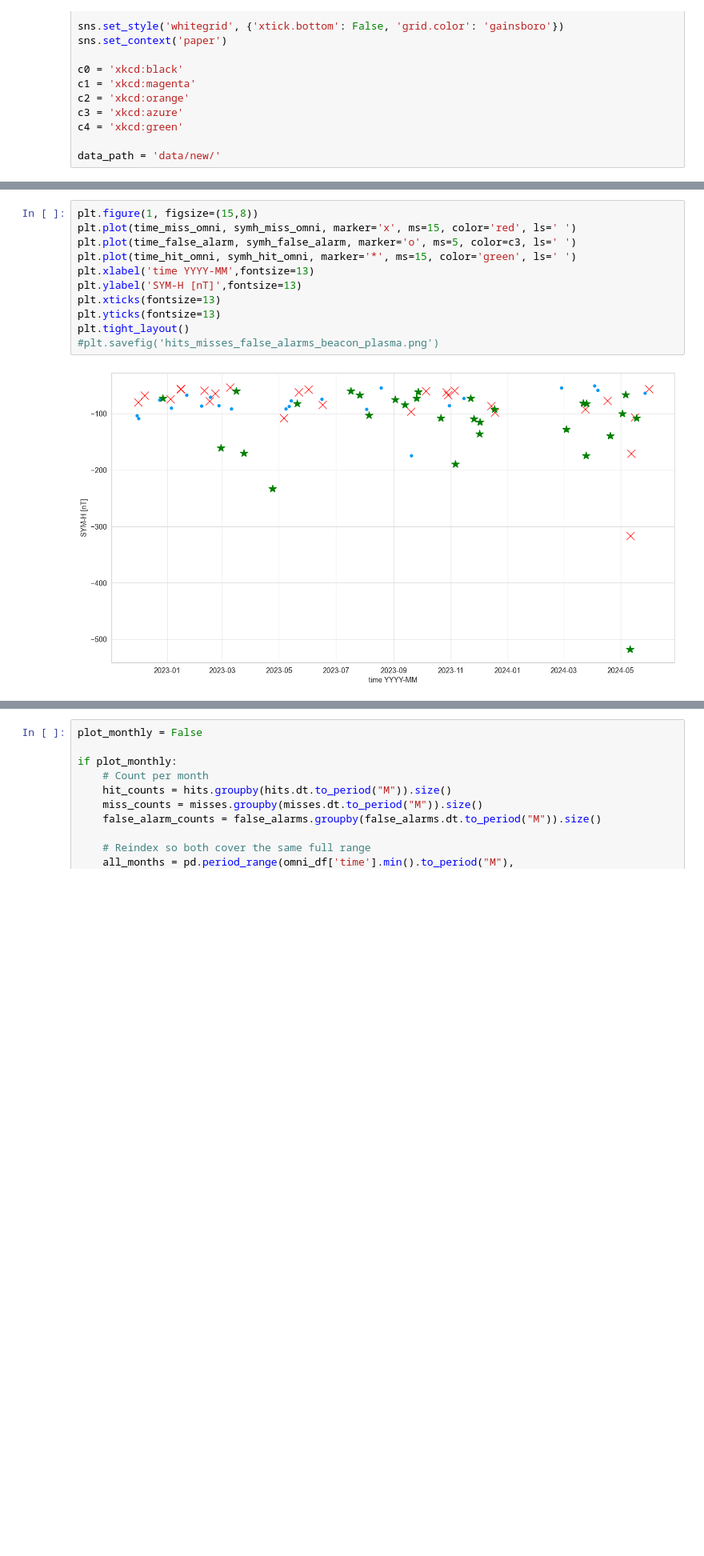
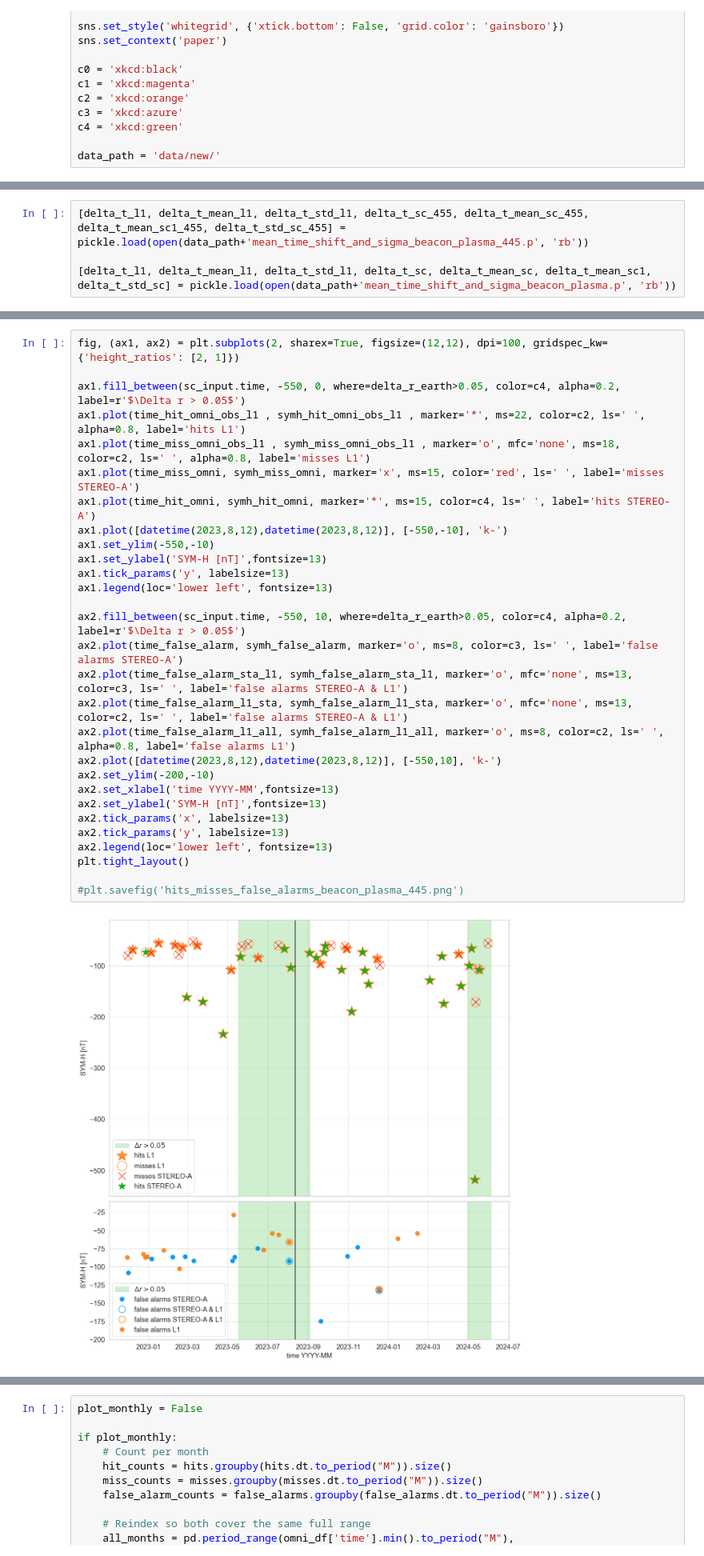
Before and after one commit to EvaWeiler/sub_L1_statistics, a Jupyter notebook: plotting_sub_l1_stats.ipynb, the cells around one changed output, grey strips where cells are left out. Shown: that part at 80% size. Cells and saved outputs as stored; diff of their text form; blank space fills up the shorter version.

```diff
--- a/plotting_sub_l1_stats.ipynb
+++ b/plotting_sub_l1_stats.ipynb
@@ -45,3 +79,7 @@ data_path = 'data/new/'
+# %%
+[delta_t_l1, delta_t_mean_l1, delta_t_std_l1, delta_t_sc_455, delta_t_mean_sc_455, delta_t_mean_sc1_455, delta_t_std_sc_455] = pickle.load(open(data_path+'mean_time_shift_and_sigma_beacon_plasma_445.p', 'rb'))
+
+[delta_t_l1, delta_t_mean_l1, delta_t_std_l1, delta_t_sc, delta_t_mean_sc, delta_t_mean_sc1, delta_t_std_sc] = pickle.load(open(data_path+'mean_time_shift_and_sigma_beacon_plasma.p', 'rb'))
 # %%
 beacon=True
 use_plasma=True
@@ -131,13 +316,31 @@ symh_false_alarm=[data1['symh'][data1['time']==i] for i in time_false_alarm]
 # %%
-plt.figure(1, figsize=(15,8))
-plt.plot(time_miss_omni, symh_miss_omni, marker='x', ms=15, color='red', ls=' ')
-plt.plot(time_false_alarm, symh_false_alarm, marker='o', ms=5, color=c3, ls=' ')
-plt.plot(time_hit_omni, symh_hit_omni, marker='*', ms=15, color='green', ls=' ')
-plt.xlabel('time YYYY-MM',fontsize=13)
-plt.ylabel('SYM-H [nT]',fontsize=13)
-plt.xticks(fontsize=13)
-plt.yticks(fontsize=13)
+fig, (ax1, ax2) = plt.subplots(2, sharex=True, figsize=(12,12), dpi=100, gridspec_kw={'height_ratios': [2, 1]})
+
+ax1.fill_between(sc_input.time, -550, 0, where=delta_r_earth>0.05, color=c4, alpha=0.2, label=r'$\Delta r > 0.05$')
+ax1.plot(time_hit_omni_obs_l1 , symh_hit_omni_obs_l1 , marker='*', ms=22, color=c2, ls=' ', alpha=0.8, label='hits L1')
+ax1.plot(time_miss_omni_obs_l1 , symh_miss_omni_obs_l1 , marker='o', mfc='none', ms=18, color=c2, ls=' ', alpha=0.8, label='misses L1')
+ax1.plot(time_miss_omni, symh_miss_omni, marker='x', ms=15, color='red', ls=' ', label='misses STEREO-A')
+ax1.plot(time_hit_omni, symh_hit_omni, marker='*', ms=15, color=c4, ls=' ', label='hits STEREO-A')
+ax1.plot([datetime(2023,8,12),datetime(2023,8,12)], [-550,-10], 'k-')
+ax1.set_ylim(-550,-10)
+ax1.set_ylabel('SYM-H [nT]',fontsize=13)
+ax1.tick_params('y', labelsize=13)
+ax1.legend(loc='lower left', fontsize=13)
+
+ax2.fill_between(sc_input.time, -550, 10, where=delta_r_earth>0.05, color=c4, alpha=0.2, label=r'$\Delta r > 0.05$')
+ax2.plot(time_false_alarm, symh_false_alarm, marker='o', ms=8, color=c3, ls=' ', label='false alarms STEREO-A')
+ax2.plot(time_false_alarm_sta_l1, symh_false_alarm_sta_l1, marker='o', mfc='none', ms=13, color=c3, ls=' ', label='false alarms STEREO-A & L1')
+ax2.plot(time_false_alarm_l1_sta, symh_false_alarm_l1_sta, marker='o', mfc='none', ms=13, color=c2, ls=' ', label='false alarms STEREO-A & L1')
+ax2.plot(time_false_alarm_l1_all, symh_false_alarm_l1_all, marker='o', ms=8, color=c2, ls=' ', alpha=0.8, label='false alarms L1')
+ax2.plot([datetime(2023,8,12),datetime(2023,8,12)], [-550,10], 'k-')
+ax2.set_ylim(-200,-10)
+ax2.set_xlabel('time YYYY-MM',fontsize=13)
+ax2.set_ylabel('SYM-H [nT]',fontsize=13)
+ax2.tick_params('x', labelsize=13)
+ax2.tick_params('y', labelsize=13)
+ax2.legend(loc='lower left', fontsize=13)
 plt.tight_layout()
-#plt.savefig('hits_misses_false_alarms_beacon_plasma.png')
+
+#plt.savefig('hits_misses_false_alarms_beacon_plasma_445.png')
 # %% [output]
-[figure, old version]
+[figure, new version]
```
Also changed, not shown: parts of 19 cells of this notebook.
